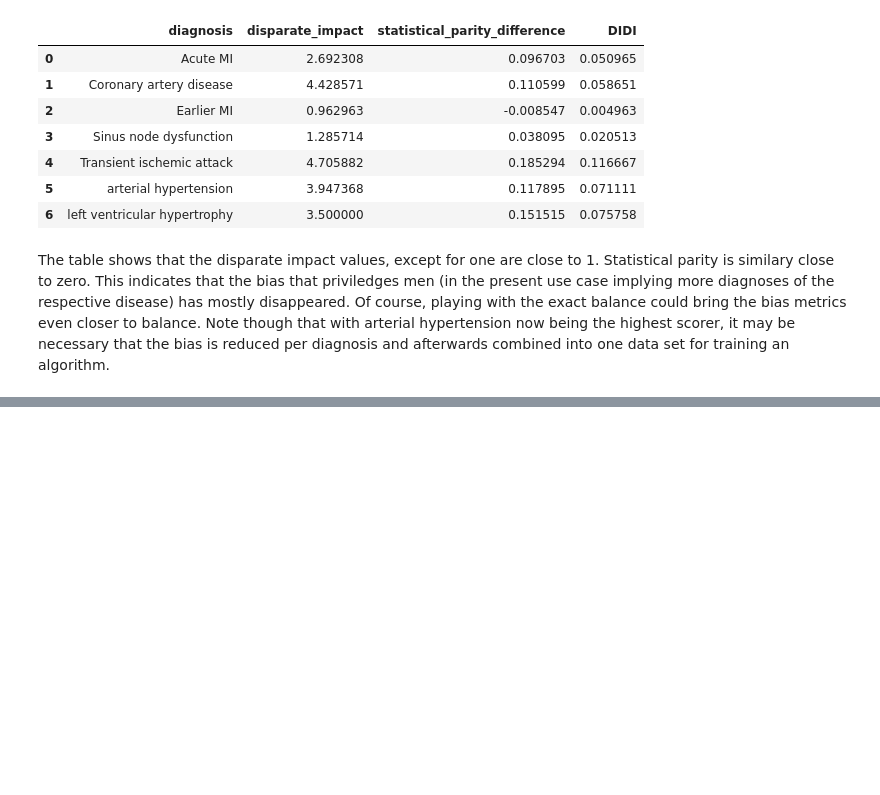
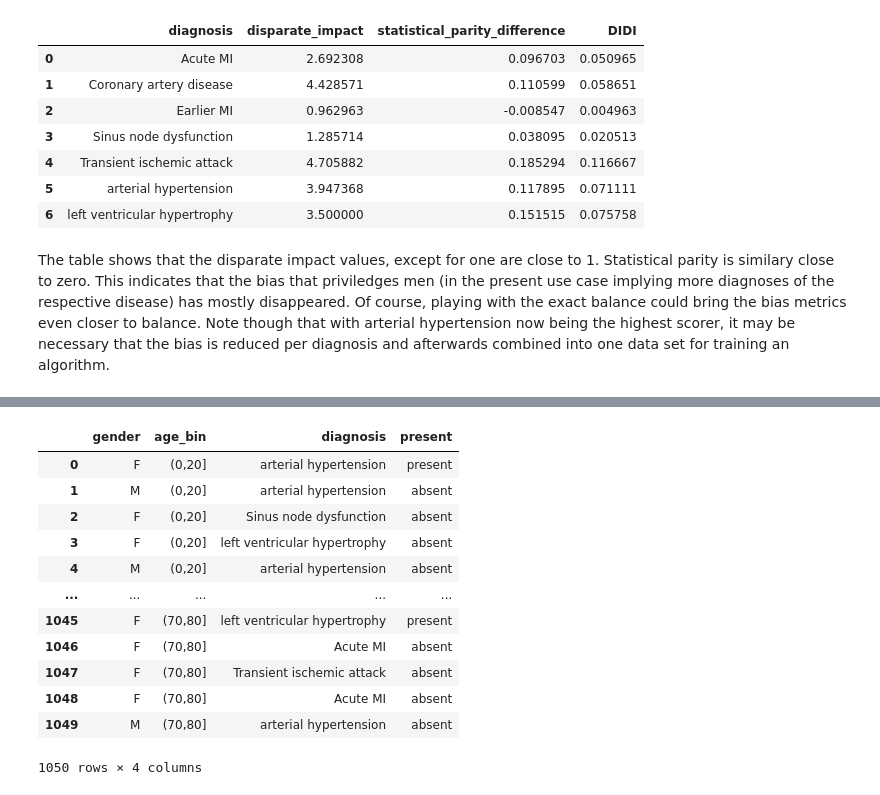
Before and after one commit to aequitas-aod/experiment-hc2-ecg-incartdb, a Jupyter notebook: bias_detection_mitigation.ipynb, the cells around one changed output, grey strips where cells are left out. Drawn from its saved outputs; the diff is of its cells as text; code cells hidden in the pictures; blank space fills up the shorter version.

```diff
--- a/bias_detection_mitigation.ipynb
+++ b/bias_detection_mitigation.ipynb
@@ -364,0 +416,23 @@ invalid value encountered in scalar divide
+# %%
+age0 = Condition(num_rows=200, column_values={'age_bin': '(0,20]'})
+age1 = Condition(num_rows=100, column_values={'age_bin': '(30,40]'})
+age2 = Condition(num_rows=250, column_values={'age_bin': '(40,50]'})
+age3 = Condition(num_rows=100, column_values={'age_bin': '(50,60]'})
+age4 = Condition(num_rows=200, column_values={'age_bin': '(60,70]'})
+age5 = Condition(num_rows=200, column_values={'age_bin': '(70,80]'})
+conditional_df = synthesizer.sample_from_conditions(conditions=[age0, age1, age2, age3, age4, age5])
+conditional_df
+# %% [output]
+|  | gender | age_bin | diagnosis | present |
+| 0 | F | (0,20] | arterial hypertension | present |
+| 1 | M | (0,20] | arterial hypertension | absent |
+| 2 | F | (0,20] | Sinus node dysfunction | absent |
+| 3 | F | (0,20] | left ventricular hypertrophy | absent |
+| 4 | M | (0,20] | arterial hypertension | absent |
+| ... | ... | ... | ... | ... |
+| 1045 | F | (70,80] | left ventricular hypertrophy | present |
+| 1046 | F | (70,80] | Acute MI | absent |
+| 1047 | F | (70,80] | Transient ischemic attack | absent |
+| 1048 | F | (70,80] | Acute MI | absent |
+| 1049 | M | (70,80] | arterial hypertension | absent |
+1050 rows × 4 columns
```
Also changed, not shown: parts of 10 cells of this notebook, 2 other files.
